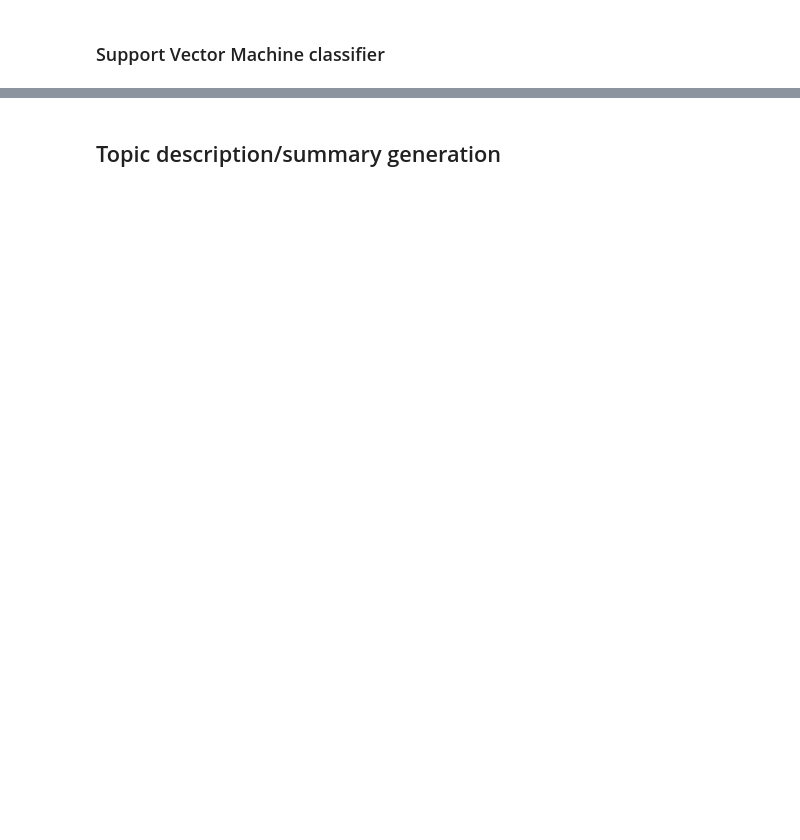
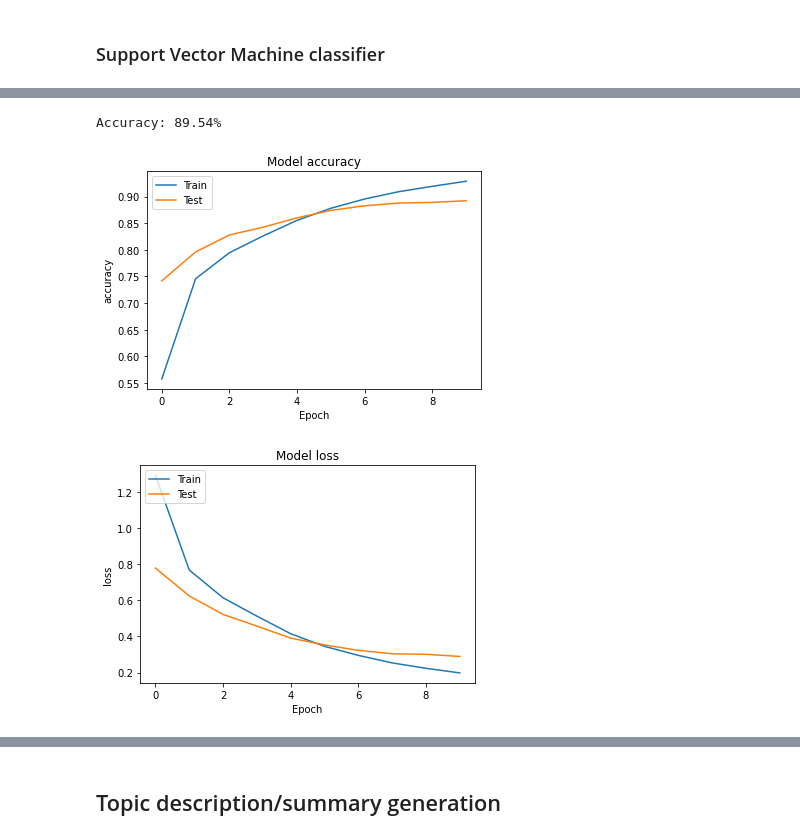
Before and after one commit to GillisWerrebrouck/UGent_Machine-Learning-Project, a Jupyter notebook: final-notebook.ipynb, the cells around one changed output, grey strips where cells are left out. Drawn from its saved outputs; the diff is of its cells as text; code cells hidden in the pictures; blank space fills up the shorter version.

```diff
--- a/final-notebook.ipynb
+++ b/final-notebook.ipynb
@@ -1227,0 +1468,12 @@ plt.show()
+# %%
+pad = 'pre'
+x_train_pad = pad_sequences(x_train_tokens, maxlen=max_tokens, padding=pad, truncating=pad)
+x_test_pad = pad_sequences(x_test_tokens, maxlen=max_tokens, padding=pad, truncating=pad)
+# %%
+values = array(Y.values.ravel())
+label_encoder = LabelEncoder()
+integer_encoded = label_encoder.fit_transform(values)
+onehot_encoder = OneHotEncoder(sparse=False)
+integer_encoded = integer_encoded.reshape(len(integer_encoded), 1)
+Y_encoded = onehot_encoder.fit_transform(integer_encoded)
+print(Y_encoded)
@@ -1227,0 +1504,11 @@ plt.show()
+# %%
+from keras.models import Sequential
+from keras.layers import Dense, Embedding, LSTM, SpatialDropout1D
+
+model = Sequential()
+model.add(Embedding(unique_word_count, 128))
+model.add(SpatialDropout1D(0.2))
+model.add(LSTM(100, dropout=0.2, recurrent_dropout=0.2))
+model.add(Dense(11, activation='softmax'))
+model.compile(loss='categorical_crossentropy', optimizer='adam', metrics=['accuracy'])
+print(model.summary())
@@ -1227,0 +1533,7 @@ plt.show()
+# %%
+from keras.callbacks import EarlyStopping
+
+epochs = 10
+batch_size = 1024 #128
+
+history = model.fit(x_train_pad, Y_encoded, epochs=epochs, batch_size=batch_size, validation_split=0.1, callbacks=[EarlyStopping(monitor='val_loss', patience=3, min_delta=0.0001)])
@@ -1227,0 +1565,22 @@ plt.show()
+# %%
+print("Accuracy: {0:.2%}".format(result[1]))
+# %% [output]
+Accuracy: 89.54%
+# %%
+import matplotlib.pyplot as plt
+
+def plot_graphs(history, string):
+    # Plot training & validation accuracy values
+    plt.plot(history.history[string])
+    plt.plot(history.history['val_'+string])
+    plt.title('Model '+string)
+    plt.ylabel(string)
+    plt.xlabel('Epoch')
+    plt.legend(['Train', 'Test'], loc='upper left')
+    plt.show()
+
+plot_graphs(history, "accuracy")
+plot_graphs(history, "loss")
+# %% [output]
+[figure, added]
+[figure, added]
```
Also changed, not shown: parts of 27 cells of this notebook, 1 other file.
